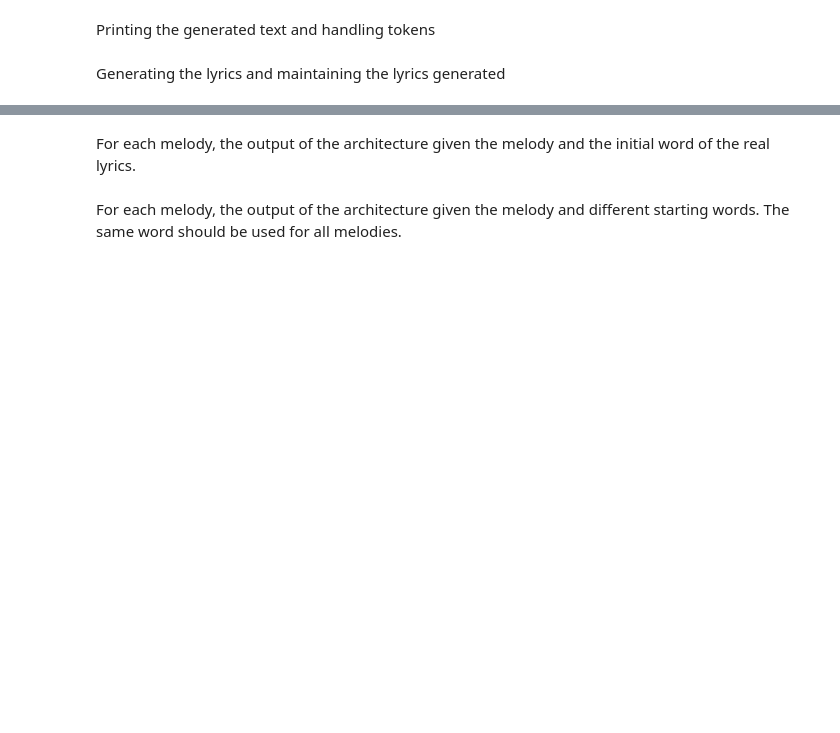
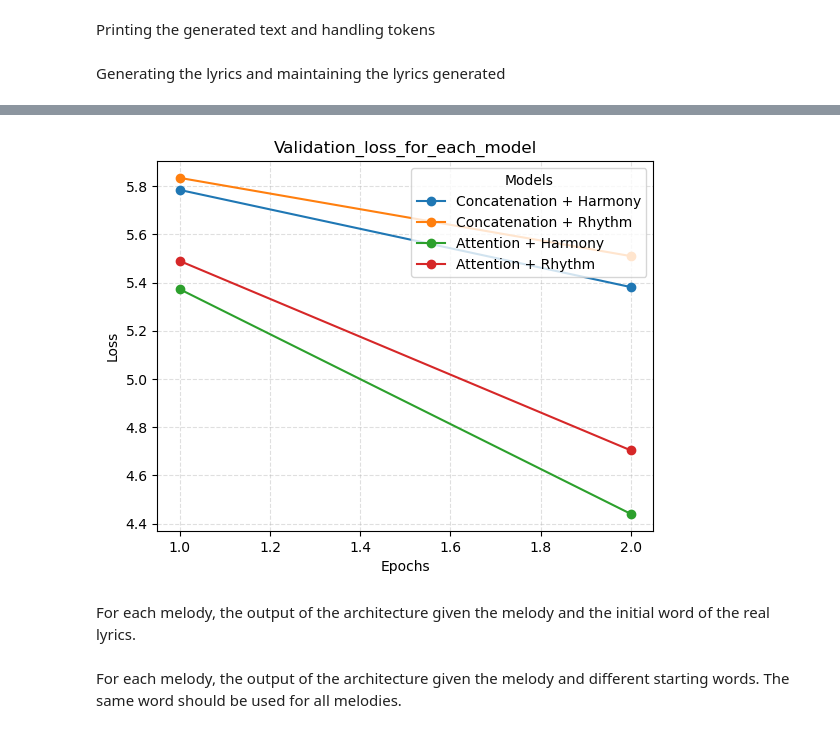
Before and after one commit to AvivBGU/Deep_Learning_Assignment_3, a Jupyter notebook: deep_learning_assignment_3.ipynb, the cells around one changed output, grey strips where cells are left out. Cells and saved outputs as stored; diff of their text form; code cells hidden in the pictures; blank space fills up the shorter version.

```diff
--- a/deep_learning_assignment_3.ipynb
+++ b/deep_learning_assignment_3.ipynb
@@ -1478,3 +1626,7 @@ def generate_lyrics(
+# %%
+display_graph_comparing_each_model("Validation_loss_for_each_model", general_training_loss)
+# %% [output]
+[figure, added]
 # %% [markdown]
 For each melody, the output of the architecture given the melody and the initial word of the real lyrics.
 # %%
```
Also changed, not shown: parts of 27 cells of this notebook.
